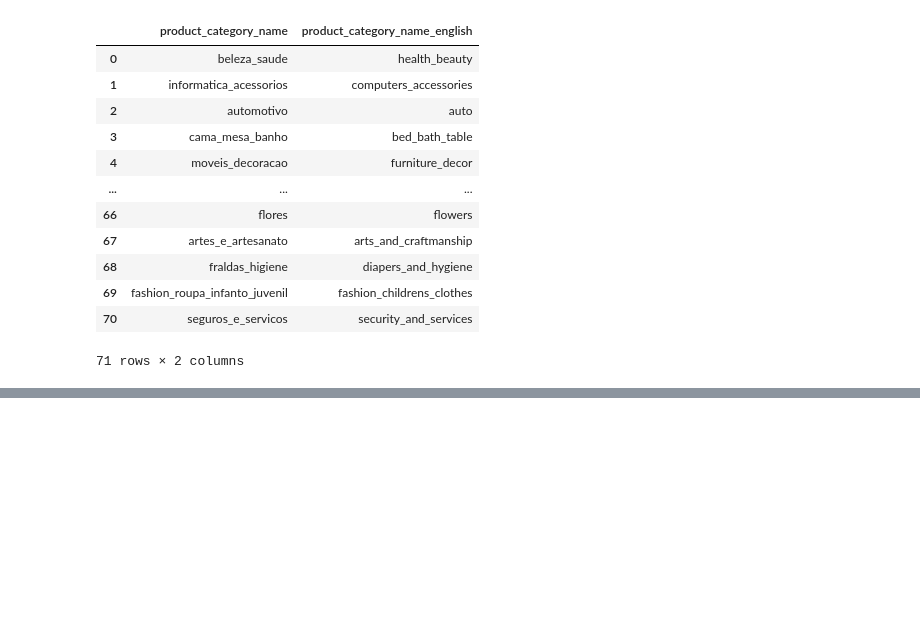
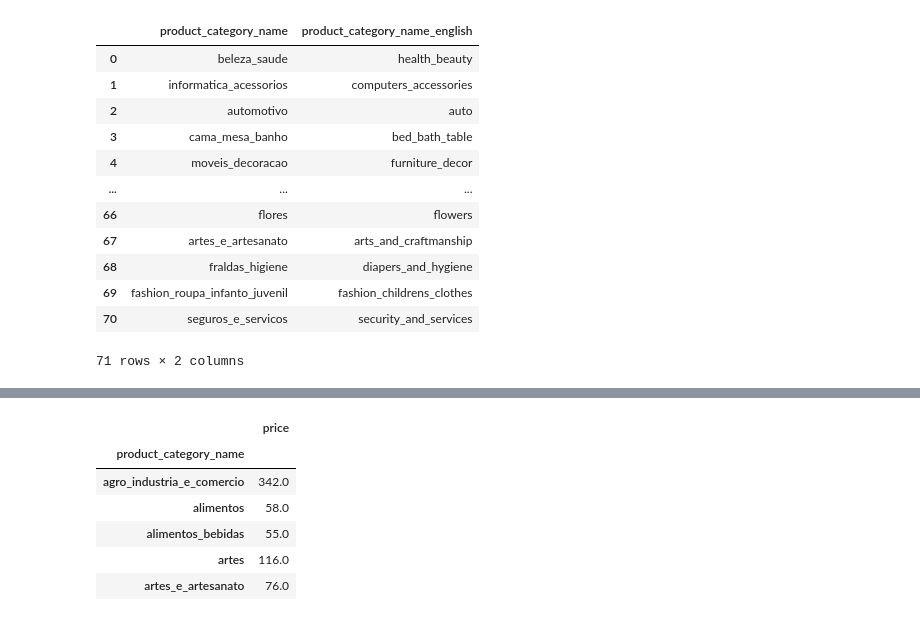
Before and after one commit to Marcus-Bernard0/Data-Science-projects, a Jupyter notebook: 2 - Ecommerce/Projeto.ipynb, the cells around one changed output, grey strips where cells are left out. Drawn from its saved outputs; the diff is of its cells as text; code cells hidden in the pictures; blank space fills up the shorter version.

```diff
--- a/2 - Ecommerce/Projeto.ipynb
+++ b/2 - Ecommerce/Projeto.ipynb
@@ -184,0 +188,12 @@ dfCategory
+# %%
+dfProductPrice = dfProductsMerge['price'].groupby(dfProductsMerge['product_category_name']).mean()
+dfProductPrice = dfProductPrice.to_frame().round()
+dfProductPrice.head()
+# %% [output]
+|  | price |
+| product_category_name |  |
+| agro_industria_e_comercio | 342.0 |
+| alimentos | 58.0 |
+| alimentos_bebidas | 55.0 |
+| artes | 116.0 |
+| artes_e_artesanato | 76.0 |
```
Also changed, not shown: parts of 15 cells of this notebook.
